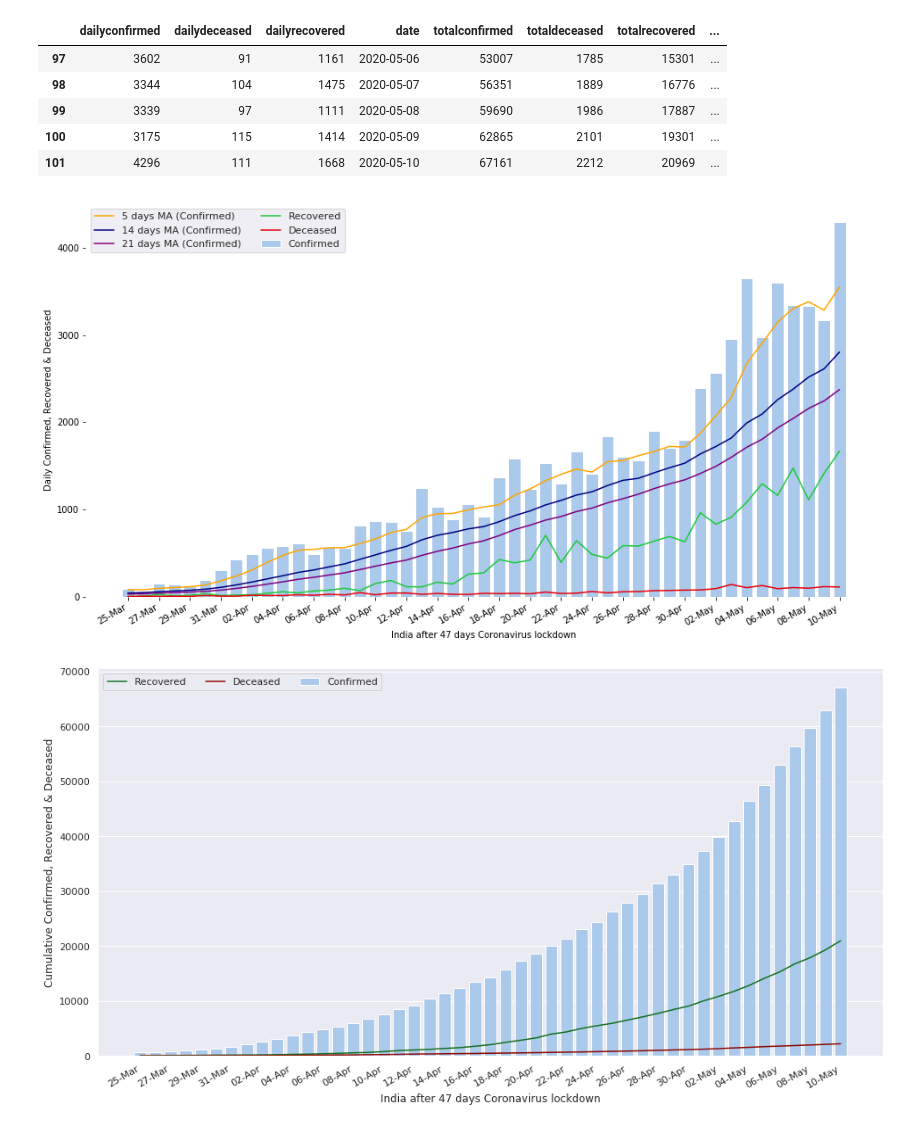
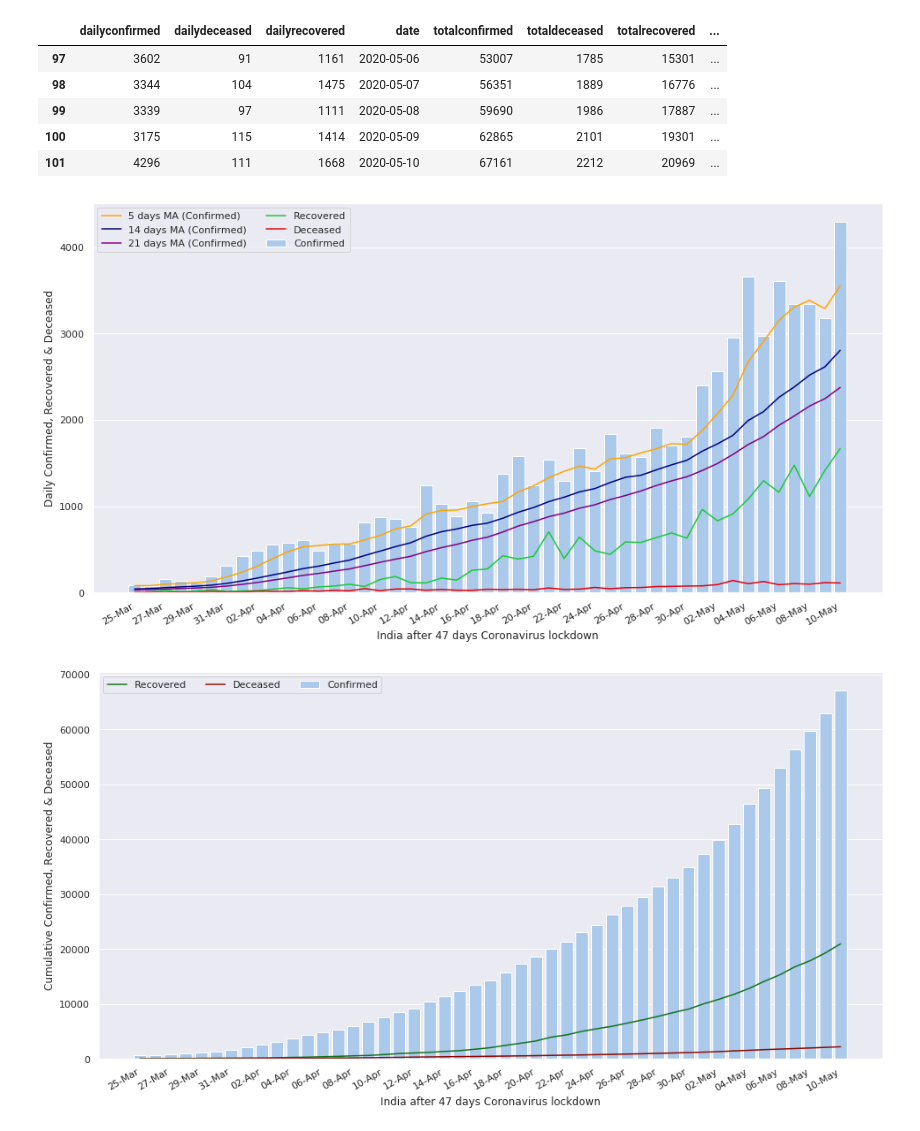
Before and after one commit to Tamal/covid19-india-chart, a Jupyter notebook: covid_chart.ipynb, the cells around one changed output. Cells and saved outputs as stored; diff of their text form; code cells hidden in the pictures.

```diff
--- a/covid_chart.ipynb
+++ b/covid_chart.ipynb
@@ -42,35 +42,36 @@ sns.lineplot(x=df.date, y=df.sma_21, color='purple', label='21 days MA (Confirme
 sns.set_color_codes("bright")
 sns.lineplot(x=df.date, y=df.dailyrecovered, color='g', label='Recovered')
 sns.lineplot(x=df.date, y=df.dailydeceased, color='r', label='Deceased')
 
 # handles,labels = axs.get_legend_handles_labels()
 # handles = [handles[0], handles[1], handles[2], handles[3]]
 # labels = [labels[0], labels[1], labels[2], labels[3]]
 
 # set the frequency for labelling the xaxis
 freq = int(2)
 
 # set the xlabels as the datetime data for the given labelling frequency,
 # also use only the date for the label
 
 dt = df.iloc[::freq].date
 dt = pd.to_datetime(dt).dt.strftime('%d-%b')
 axs.set_xticklabels(dt)
 
 # set the xticks at the same frequency as the xlabels
 xtix = axs.get_xticks()
 axs.set_xticks(xtix[::freq])
 
 # nicer label format for dates
 fig.autofmt_xdate()
 
 # Add a legend and informative axis label
 axs.legend(ncol=2, frameon=True)
 axs.set(ylabel="Daily Confirmed, Recovered & Deceased", xlabel= "India after " + str(len(df.index)) + " days Coronavirus lockdown")
 
-sns.despine(left=True, bottom=True)
+plt.show()
+fig.savefig('asset/daily.png')
 # %% [output]
-[figure, old version]
+[figure, new version]
 # %%
 ###############################
 # Cumulative plot
```
Also changed, not shown: parts of 2 cells of this notebook, 3 other files.
